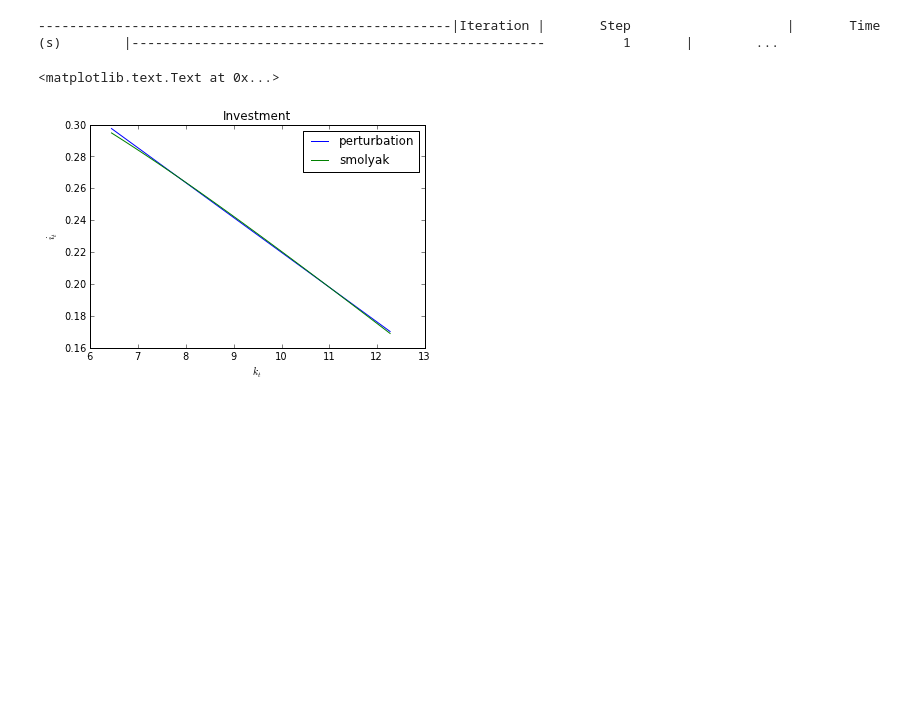
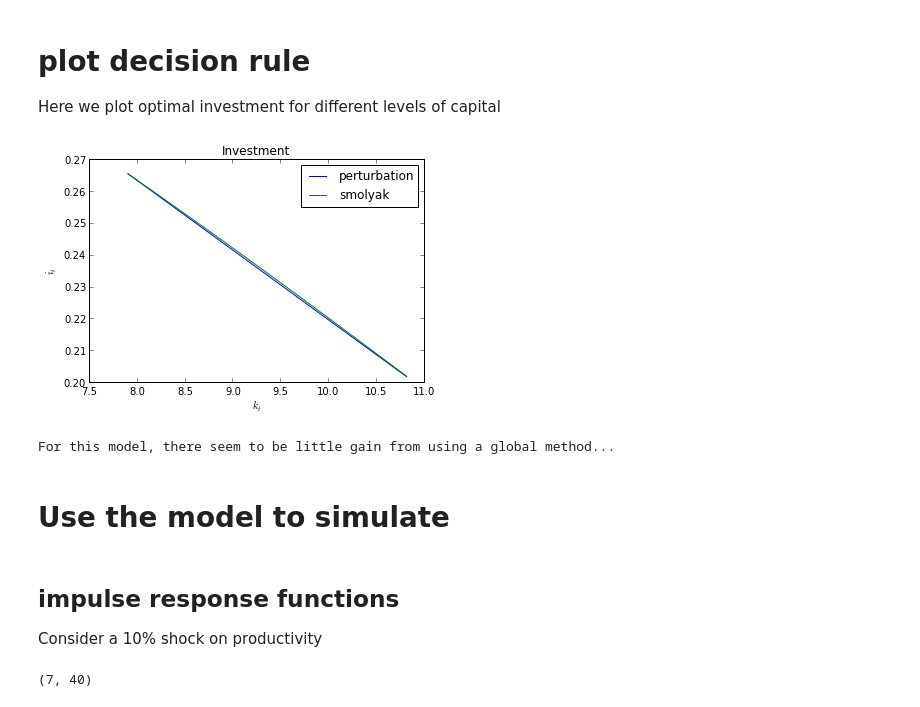
Before and after one commit to EconForge/dolo.py, a Jupyter notebook: examples/notebooks/rbc_model.ipynb, the cells around one changed output. Saved outputs shown, nothing was run; the diff lists cells and outputs as text; code cells hidden in the pictures; blank space fills up the shorter version.

```diff
--- a/examples/notebooks/rbc_model.ipynb
+++ b/examples/notebooks/rbc_model.ipynb
@@ -21,4 +54,3 @@ dr = approximate_controls(model, order=1)#dr = approximate_controls(model, order
 # %%
-from dolo.numeric.global_solve import global_solvedr_global = global_solve(model, maxit=20, n_s=4)
+from dolo.numeric.global_solve import global_solve
+dr_global = global_solve(model)
-# %% [output]
------------------------------------------------------|Iteration |       Step                    |       Time (s)        |-----------------------------------------------------          1       |        ...
@@ -31,5 +57,35 @@ c_vec_pert = x_vec_pert[0,:]c_vec_global = x_vec_glob[0,:]
+# %% [markdown]
+# plot decision rule
+
+Here we plot optimal investment for different levels of capital
+# %%
+# here we create an array listing points of the state-space
+# with the same productivity level and capital varying from
+# the lower the the upper bound of the state-space
+[k_min, k_max] = [dr_global.smin[1], dr_global.smax[1]]
+k_vec = linspace(k_min,k_max)
+s_vec = numpy.row_stack([k_vec*0+1, k_vec])
+# %%
+# we evaluate the two decision rules (perturbations and global)
+# on these points
+x_vec_pert = dr_pert(s_vec)
+x_vec_glob = dr_global(s_vec)
+# %%
+# according to the variables ordering, investment is the first control
+c_vec_pert = x_vec_pert[0,:]
+c_vec_global = x_vec_glob[0,:]
 # %%
-plot(k_vec, c_vec_pert,label='perturbation')plot(k_vec, c_vec_global, label='smolyak')xlabel('$k_t$')ylabel('$i_t$')legend()title('Investment')
+# We compare the two decision rules
+plot(k_vec, c_vec_pert,label='perturbation')
+plot(k_vec, c_vec_global, label='smolyak')
+xlabel('$k_t$')
+ylabel('$i_t$')
+legend()
+title('Investment')
+show()
+print("For this model, there seem to be little gain from using a global method...")
 # %% [output]
+[figure, new version]
-<matplotlib.text.Text at 0x...>
+For this model, there seem to be little gain from using a global method...
-[figure, old version]
+# %% [markdown]
+# Use the model to simulate
@@ -35,0 +103,4 @@ plot(k_vec, c_vec_pert,label='perturbation')plot(k_vec, c_vec_global, label='smo
+# %% [markdown]
+## impulse response functions
+
+Consider a 10% shock on productivity
@@ -35,0 +110,9 @@ plot(k_vec, c_vec_pert,label='perturbation')plot(k_vec, c_vec_global, label='smo
+# %%
+irf = simulate(cm, dr_global, s1, sigma, n_exp=0, horizon=40, )
+# choosing n_exp>1, will result in many "stochastic" simulations
+# with n_exp = 0, we get one single simulation without shock
+print(irf.shape)
+# the result is of size n_v x H where n_v is the number of variables
+# in the model and H the number of dates
+# %% [output]
+(7, 40)
```
Also changed, not shown: parts of 22 cells of this notebook, 16 other files.
